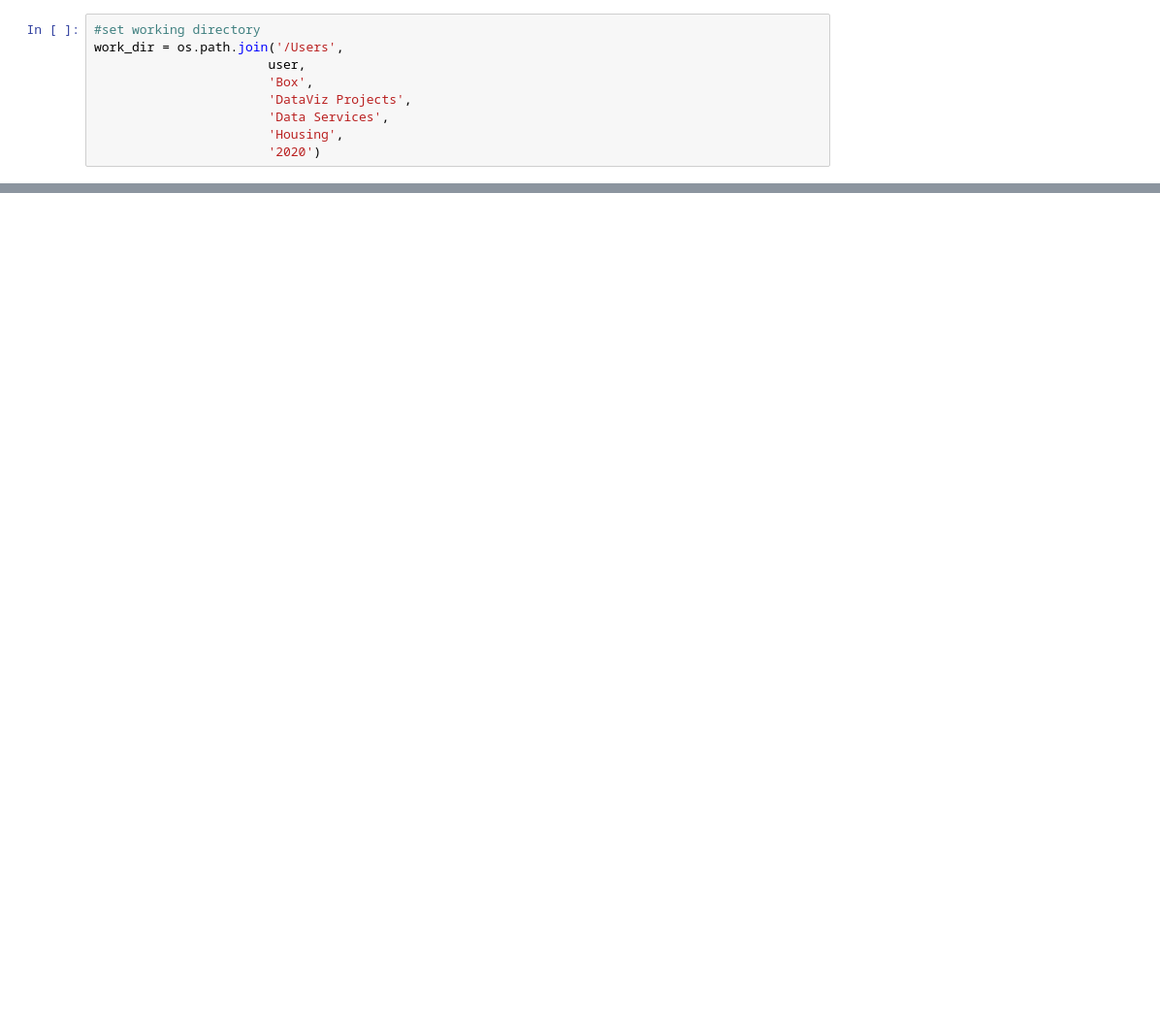
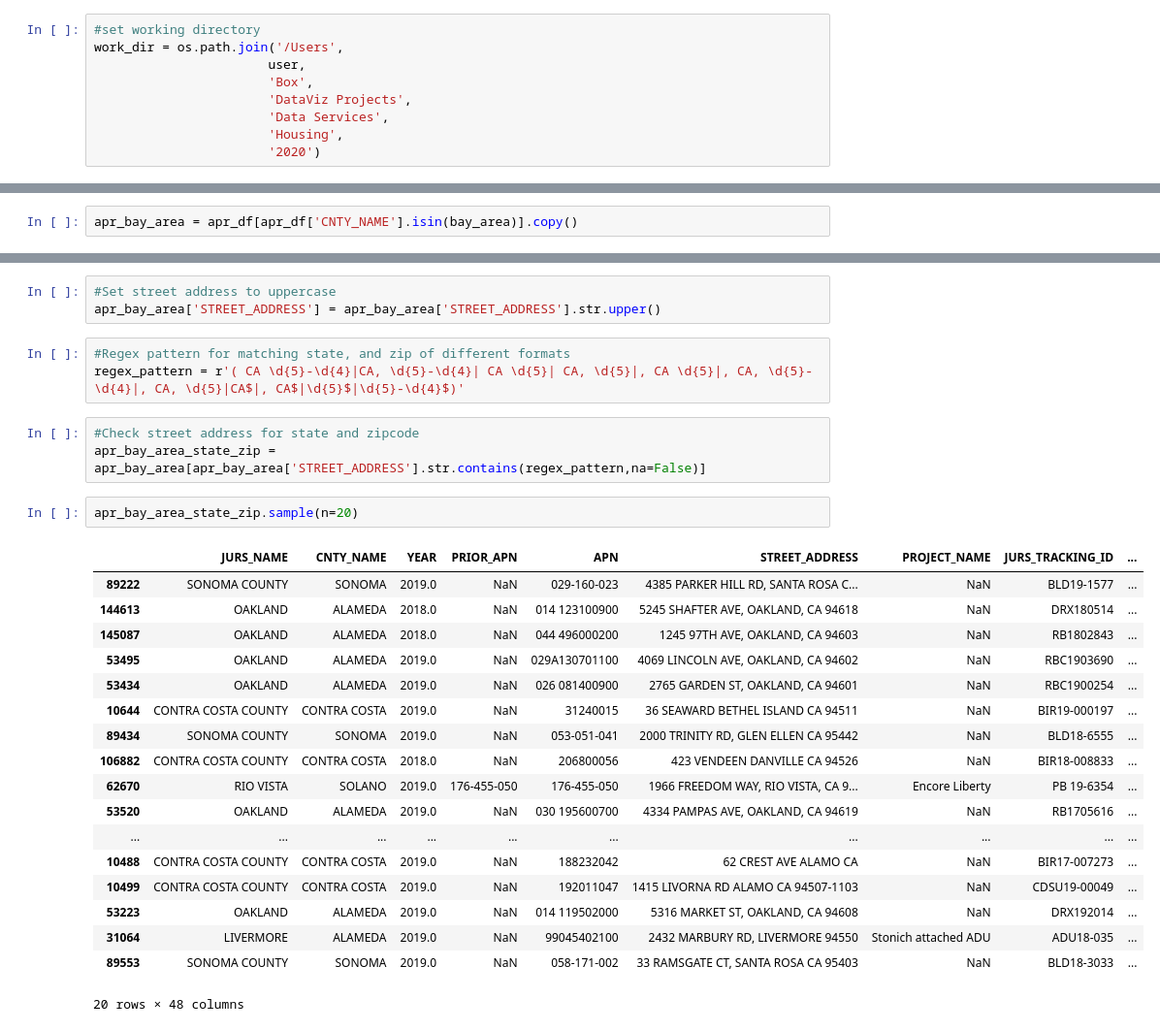
Before and after one commit to BayAreaMetro/MTCDataModel, a Jupyter notebook: Project-Documentation/hcd/HCD Annual Progress Report Data Processing 2018-2019.ipynb, the cells around one changed output, grey strips where cells are left out. Shown: that part at 97% size. Cells and saved outputs as stored; diff of their text form; blank space fills up the shorter version.

```diff
--- a/Project-Documentation/hcd/HCD Annual Progress Report Data Processing 2018-2019.ipynb
+++ b/Project-Documentation/hcd/HCD Annual Progress Report Data Processing 2018-2019.ipynb
@@ -81,0 +381,2 @@ os.listdir(os.path.join(work_dir,
+# %%
+apr_bay_area = apr_df[apr_df['CNTY_NAME'].isin(bay_area)].copy()
@@ -85,0 +417,30 @@ os.listdir(os.path.join(work_dir,
+# %%
+#Set street address to uppercase
+apr_bay_area['STREET_ADDRESS'] = apr_bay_area['STREET_ADDRESS'].str.upper()
+# %%
+#Regex pattern for matching state, and zip of different formats
+regex_pattern = r'( CA \d{5}-\d{4}|CA, \d{5}-\d{4}| CA \d{5}| CA, \d{5}|, CA \d{5}|, CA, \d{5}-\d{4}|, CA, \d{5}|CA$|, CA$|\d{5}$|\d{5}-\d{4}$)'
+# %%
+#Check street address for state and zipcode
+apr_bay_area_state_zip = apr_bay_area[apr_bay_area['STREET_ADDRESS'].str.contains(regex_pattern,na=False)]
+# %%
+apr_bay_area_state_zip.sample(n=20)
+# %% [output]
+|  | JURS_NAME | CNTY_NAME | YEAR | PRIOR_APN | APN | STREET_ADDRESS | PROJECT_NAME | JURS_TRACKING_ID | ... |
+| 89222 | SONOMA COUNTY | SONOMA | 2019.0 | NaN | 029-160-023 | 4385 PARKER HILL RD, SANTA ROSA C... | NaN | BLD19-1577 | ... |
+| 144613 | OAKLAND | ALAMEDA | 2018.0 | NaN | 014 123100900 | 5245 SHAFTER AVE, OAKLAND, CA 94618 | NaN | DRX180514 | ... |
+| 145087 | OAKLAND | ALAMEDA | 2018.0 | NaN | 044 496000200 | 1245 97TH AVE, OAKLAND, CA 94603 | NaN | RB1802843 | ... |
+| 53495 | OAKLAND | ALAMEDA | 2019.0 | NaN | 029A130701100 | 4069 LINCOLN AVE, OAKLAND, CA 94602 | NaN | RBC1903690 | ... |
+| 53434 | OAKLAND | ALAMEDA | 2019.0 | NaN | 026 081400900 | 2765 GARDEN ST, OAKLAND, CA 94601 | NaN | RBC1900254 | ... |
+| 10644 | CONTRA COSTA COUNTY | CONTRA COSTA | 2019.0 | NaN | 31240015 | 36 SEAWARD BETHEL ISLAND CA 94511 | NaN | BIR19-000197 | ... |
+| 89434 | SONOMA COUNTY | SONOMA | 2019.0 | NaN | 053-051-041 | 2000 TRINITY RD, GLEN ELLEN CA 95442 | NaN | BLD18-6555 | ... |
+| 106882 | CONTRA COSTA COUNTY | CONTRA COSTA | 2018.0 | NaN | 206800056 | 423 VENDEEN DANVILLE CA 94526 | NaN | BIR18-008833 | ... |
+| 62670 | RIO VISTA | SOLANO | 2019.0 | 176-455-050 | 176-455-050 | 1966 FREEDOM WAY, RIO VISTA, CA 9... | Encore Liberty | PB 19-6354 | ... |
+| 53520 | OAKLAND | ALAMEDA | 2019.0 | NaN | 030 195600700 | 4334 PAMPAS AVE, OAKLAND, CA 94619 | NaN | RB1705616 | ... |
+| ... | ... | ... | ... | ... | ... | ... | ... | ... | ... |
+| 10488 | CONTRA COSTA COUNTY | CONTRA COSTA | 2019.0 | NaN | 188232042 | 62 CREST AVE ALAMO CA | NaN | BIR17-007273 | ... |
+| 10499 | CONTRA COSTA COUNTY | CONTRA COSTA | 2019.0 | NaN | 192011047 | 1415 LIVORNA RD ALAMO CA 94507-1103 | NaN | CDSU19-00049 | ... |
+| 53223 | OAKLAND | ALAMEDA | 2019.0 | NaN | 014 119502000 | 5316 MARKET ST, OAKLAND, CA 94608 | NaN | DRX192014 | ... |
+| 31064 | LIVERMORE | ALAMEDA | 2019.0 | NaN | 99045402100 | 2432 MARBURY RD, LIVERMORE 94550 | Stonich attached ADU | ADU18-035 | ... |
+| 89553 | SONOMA COUNTY | SONOMA | 2019.0 | NaN | 058-171-002 | 33 RAMSGATE CT, SANTA ROSA CA 95403 | NaN | BLD18-3033 | ... |
+20 rows × 48 columns
```
Also changed, not shown: parts of 49 cells of this notebook.
